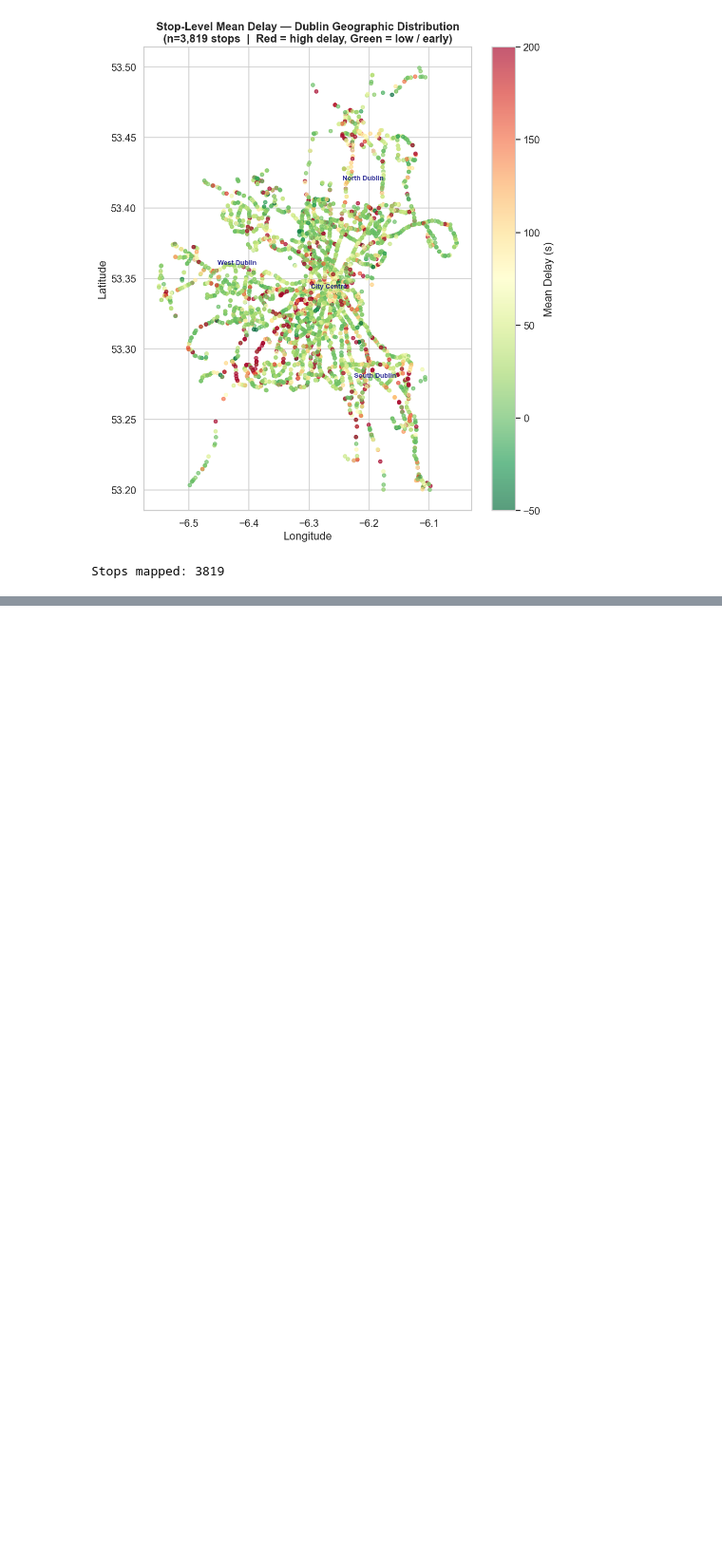
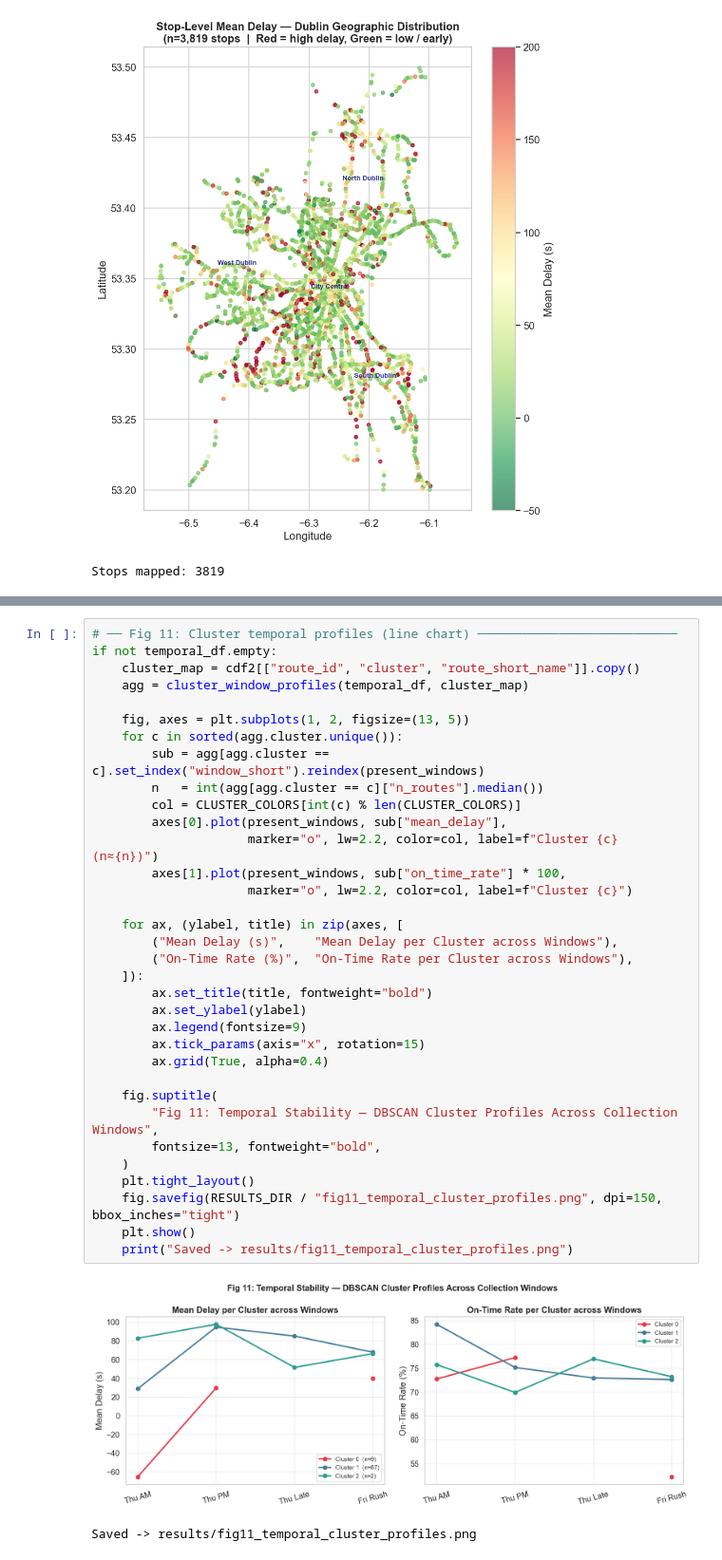
Before and after one commit to nifemihq/PAI-Project, a Jupyter notebook: presentation.ipynb, the cells around one changed output, grey strips where cells are left out. Shown at 95% size. Cells and saved outputs as stored; diff of their text form; blank space fills up the shorter version.

Commit message:
commits for presentation

```diff
--- a/presentation.ipynb
+++ b/presentation.ipynb
@@ -965,0 +1016,37 @@ Stops mapped: 3819
+# %%
+# ── Fig 11: Cluster temporal profiles (line chart) ───────────────────────────
+if not temporal_df.empty:
+    cluster_map = cdf2[["route_id", "cluster", "route_short_name"]].copy()
+    agg = cluster_window_profiles(temporal_df, cluster_map)
+
+    fig, axes = plt.subplots(1, 2, figsize=(13, 5))
+    for c in sorted(agg.cluster.unique()):
+        sub = agg[agg.cluster == c].set_index("window_short").reindex(present_windows)
+        n   = int(agg[agg.cluster == c]["n_routes"].median())
+        col = CLUSTER_COLORS[int(c) % len(CLUSTER_COLORS)]
+        axes[0].plot(present_windows, sub["mean_delay"],
+                     marker="o", lw=2.2, color=col, label=f"Cluster {c}  (n≈{n})")
+        axes[1].plot(present_windows, sub["on_time_rate"] * 100,
+                     marker="o", lw=2.2, color=col, label=f"Cluster {c}")
+
+    for ax, (ylabel, title) in zip(axes, [
+        ("Mean Delay (s)",    "Mean Delay per Cluster across Windows"),
+        ("On-Time Rate (%)",  "On-Time Rate per Cluster across Windows"),
+    ]):
+        ax.set_title(title, fontweight="bold")
+        ax.set_ylabel(ylabel)
+        ax.legend(fontsize=9)
+        ax.tick_params(axis="x", rotation=15)
+        ax.grid(True, alpha=0.4)
+
+    fig.suptitle(
+        "Fig 11: Temporal Stability — DBSCAN Cluster Profiles Across Collection Windows",
+        fontsize=13, fontweight="bold",
+    )
+    plt.tight_layout()
+    fig.savefig(RESULTS_DIR / "fig11_temporal_cluster_profiles.png", dpi=150, bbox_inches="tight")
+    plt.show()
+    print("Saved -> results/fig11_temporal_cluster_profiles.png")
+# %% [output]
+[figure, added]
+Saved -> results/fig11_temporal_cluster_profiles.png
```
Also changed, not shown: parts of 21 cells of this notebook, 9 other files.
